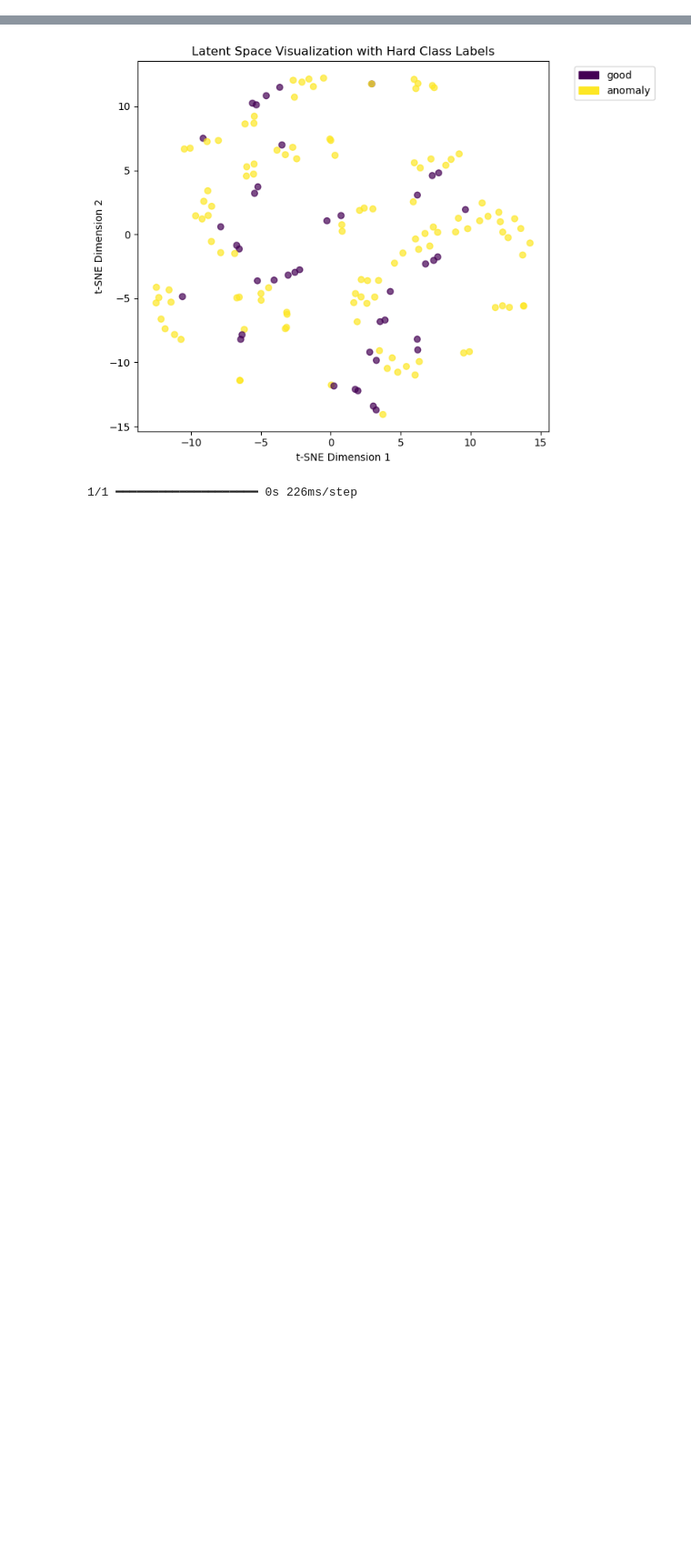
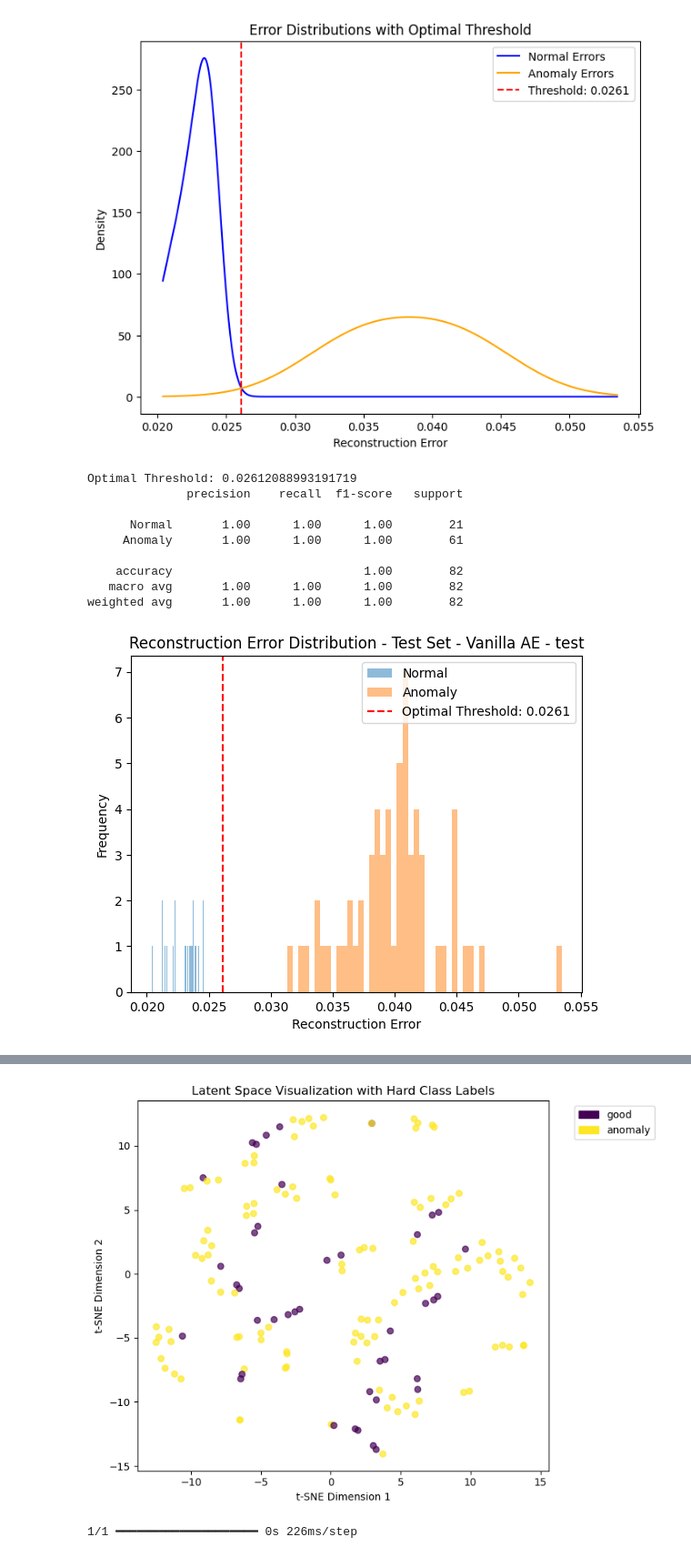
Before and after one commit to hendrik-spl/itu-aml-anomaly-detection, a Jupyter notebook: models/autoencoder/train_vanilla_ae.ipynb, the cells around one changed output, grey strips where cells are left out. Shown at 91% size. Cells and saved outputs as stored; diff of their text form; code cells hidden in the pictures; blank space fills up the shorter version.

```diff
--- a/models/autoencoder/train_vanilla_ae.ipynb
+++ b/models/autoencoder/train_vanilla_ae.ipynb
@@ -238,0 +266,12 @@ plot_reconstructions(autoencoder, test_generator, n_images=5, title='Test')
+# %%
+sampled_images, sampled_labels = threshold_data_loader(test_generator, batch_size=config.batch_size, threshold_split = 0.3)
+
+# Assuming `threshold_images` and `threshold_labels` are already computed
+evaluate_autoencoder_with_distribution_threshold(
+    autoencoder=autoencoder,
+    test_generator=test_generator,
+    threshold_images=sampled_images,
+    threshold_labels=sampled_labels,
+    config=config
+)
+# %% [output]
@@ -238,0 +279,11 @@ plot_reconstructions(autoencoder, test_generator, n_images=5, title='Test')
+[figure, added]
+Optimal Threshold: 0.02612088993191719
+              precision    recall  f1-score   support
+
+      Normal       1.00      1.00      1.00        21
+     Anomaly       1.00      1.00      1.00        61
+
+    accuracy                           1.00        82
+   macro avg       1.00      1.00      1.00        82
+weighted avg       1.00      1.00      1.00        82
+[figure, added]
```
Also changed, not shown: parts of 11 cells of this notebook, 2 other files.
